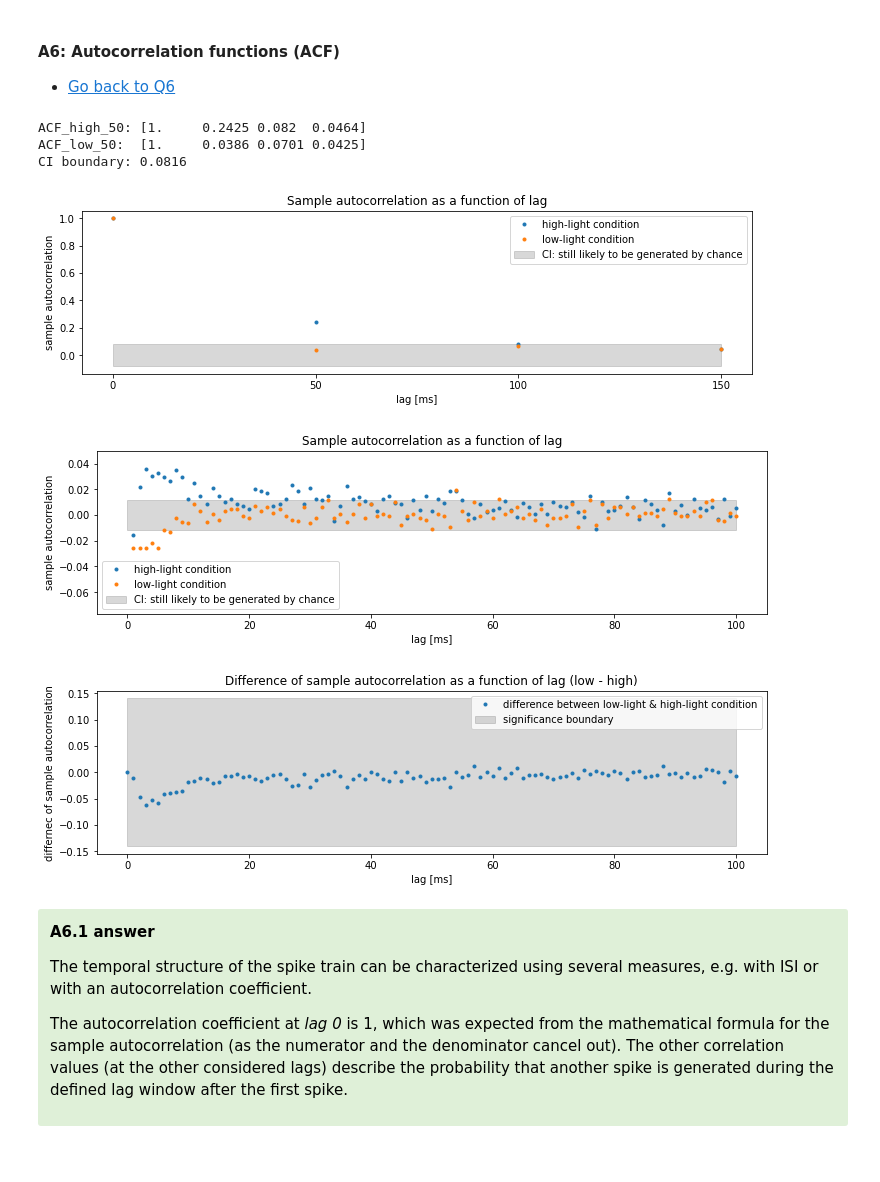
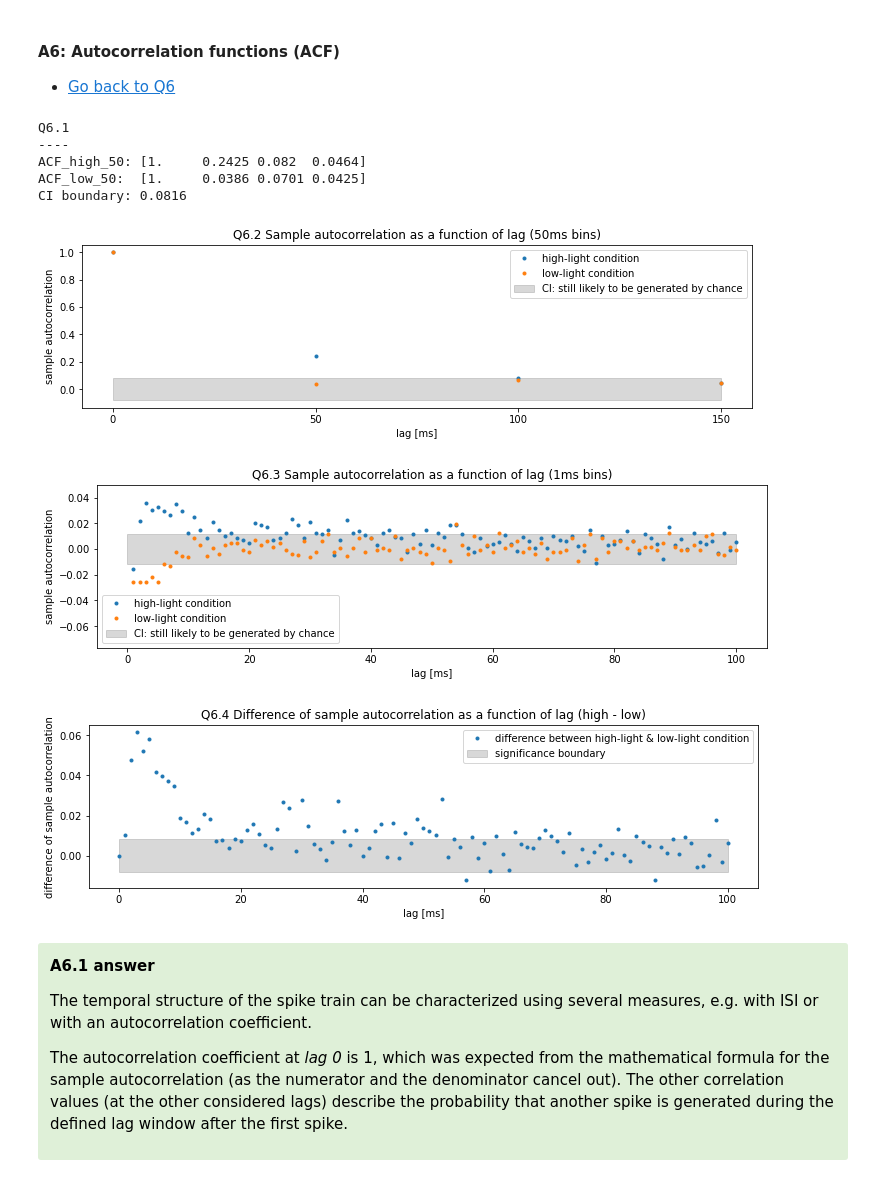
Before and after one commit to RobbeDeMuynck/CN_practicals, a Jupyter notebook: Module 2/Module2_Ex1_XX.ipynb, the cells around one changed output. Cells and saved outputs as stored; diff of their text form; code cells hidden in the pictures.

```diff
--- a/Module 2/Module2_Ex1_XX.ipynb
+++ b/Module 2/Module2_Ex1_XX.ipynb
@@ -669,13 +667,15 @@ def autocorr(spike_data, binsize=0.050, lags=3):
     CI_bound = 2/np.sqrt(N)
 
     # Return only requested lags
-    return x_corr[:lags+1], CI_bound
+    return x_corr[:lags+1], CI_bound, N
 
 
-ACF_high_50, CI_bound_50 = autocorr(spikes_high)
-ACF_low_50, _ = autocorr(spikes_low)
+ACF_high_50, CI_bound_50, _ = autocorr(spikes_high)
+ACF_low_50, _, _ = autocorr(spikes_low)
 
 print(f"""
+Q6.1
+----
 ACF_high_50: {np.round(ACF_high_50, 4)}
 ACF_low_50:  {np.round(ACF_low_50, 4)}
 CI boundary: {CI_bound_50:.4f}
@@ -689,12 +689,9 @@ fig, ax = plt.subplots(1, 1)
 x = np.arange(0, len(ACF_high_50))*50
 ax.plot(x, ACF_high_50, '.', label='high-light condition')
 ax.plot(x, ACF_low_50, '.', label='low-light condition')
-# ax.axhline(y = CI_bound_50, c='grey', ls=':',
-#            label='CI boundary: unlikely to be generated by chance')
-# ax.axhline(y = -CI_bound_50, c='grey', ls=':')
 ax.fill_between(x, -CI_bound_50, CI_bound_50, color='grey', alpha=0.3,
                 label='CI: still likely to be generated by chance')
-ax.set_title('Sample autocorrelation as a function of lag')
+ax.set_title('Q6.2 Sample autocorrelation as a function of lag (50ms bins)')
 ax.set_xlabel('lag [ms]')
 ax.set_ylabel('sample autocorrelation')
 ax.set_xticks(x)
@@ -705,54 +702,48 @@ plt.show()
 ##   Q6.3 solution   ##
 #######################
 
-ACF_high_1, CI_bound_1 = autocorr(spikes_high, binsize=0.001, lags=100)
-ACF_low_1, _ = autocorr(spikes_low, binsize=0.001, lags=100)
+ACF_high_1, CI_bound_1,  N_high = autocorr(spikes_high, binsize=0.001, lags=100)
+ACF_low_1, _, N_low = autocorr(spikes_low, binsize=0.001, lags=100)
 
 fig, ax = plt.subplots(1, 1)
 x = np.arange(0, len(ACF_high_1))*1
 ax.plot(x, ACF_high_1, '.', label='high-light condition')
 ax.plot(x, ACF_low_1, '.', label='low-light condition')
-# ax.axhline(y = CI_bound_50, c='grey', ls=':',
-#            label='CI boundary: unlikely to be generated by chance')
-# ax.axhline(y = -CI_bound_50, c='grey', ls=':')
 ax.fill_between(x, -CI_bound_1, CI_bound_1, color='grey', alpha=0.3,
                 label='CI: still likely to be generated by chance')
-ax.set_title('Sample autocorrelation as a function of lag')
+ax.set_title('Q6.3 Sample autocorrelation as a function of lag (1ms bins)')
 ax.set_xlabel('lag [ms]')
 ax.set_ylabel('sample autocorrelation')
 ax.legend()
 ax.set_ybound(upper=0.05)
 plt.show()
 
 #######################
 ##   Q6.4 solution   ##
 #######################
 
-# ACF_low_1 - ACF_high_1
-N1, N2 = len(ACF_low_1), len(ACF_high_1)
-sign_bound = (1/N1 + 1/ N2)**0.5
+diff = ACF_high_1-ACF_low_1
+sign_bound = (1/N_high + 1/N_low)**0.5
 
 fig, ax = plt.subplots(1, 1)
 x = np.arange(0, len(ACF_high_1))*1
-ax.plot(x, ACF_low_1-ACF_high_1, '.', label='difference between low-light & high-light condition')
-# ax.axhline(y = CI_bound_50, c='grey', ls=':',
-#            label='CI boundary: unlikely to be generated by chance')
-# ax.axhline(y = -CI_bound_50, c='grey', ls=':')
+ax.plot(x, diff, '.', label='difference between high-light & low-light condition')
 ax.fill_between(x, -sign_bound, sign_bound, color='grey', alpha=0.3,
                 label='significance boundary')
-ax.set_title('Difference of sample autocorrelation as a function of lag (low - high)')
+ax.set_title('Q6.4 Difference of sample autocorrelation as a function of lag (high - low)')
 ax.set_xlabel('lag [ms]')
-ax.set_ylabel('differnec of sample autocorrelation')
+ax.set_ylabel('difference of sample autocorrelation')
 ax.legend()
-# ax.set_ybound(upper=0.05)
 plt.show()
 # %% [output]
+Q6.1
+----
 ACF_high_50: [1.     0.2425 0.082  0.0464]
 ACF_low_50:  [1.     0.0386 0.0701 0.0425]
 CI boundary: 0.0816
-[figure, old version]
+[figure, new version]
-[figure, old version]
+[figure, new version]
-[figure, old version]
+[figure, new version]
 # %% [markdown]
 <div class="alert alert-success">
 <span style="color:black">
```
Also changed, not shown: parts of 8 cells of this notebook.
